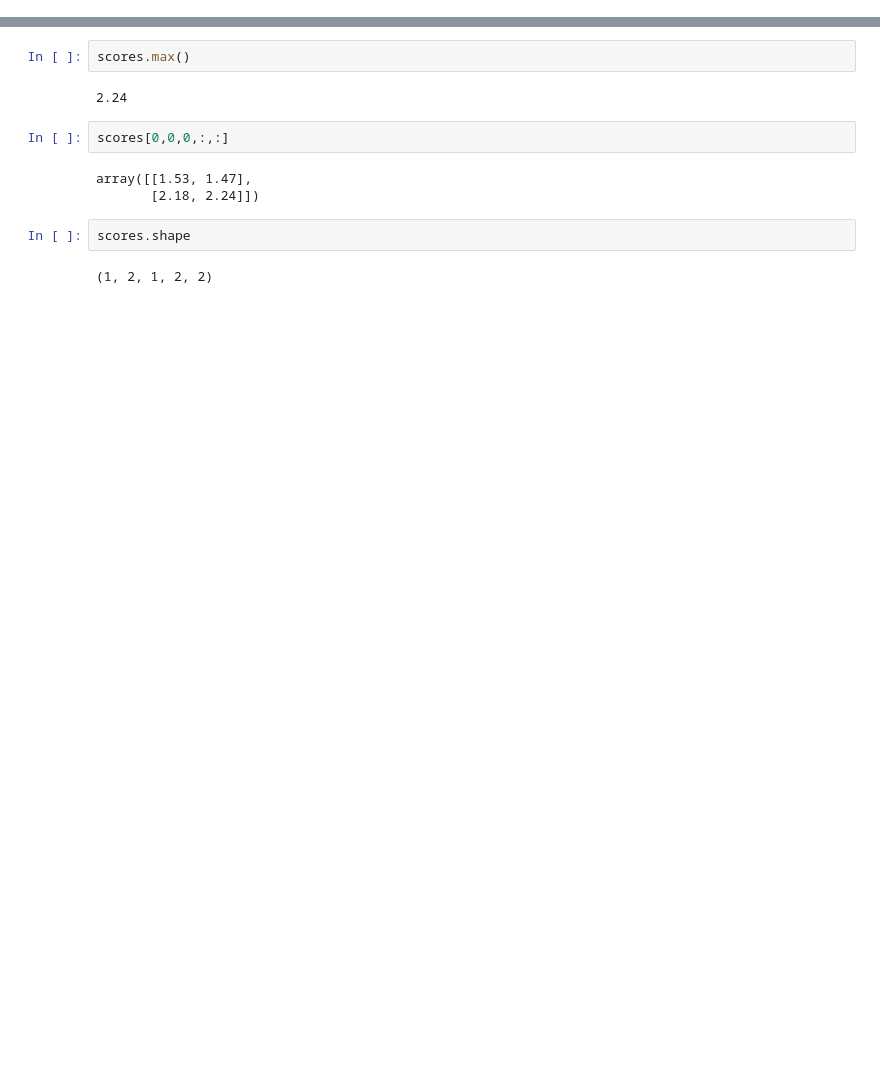
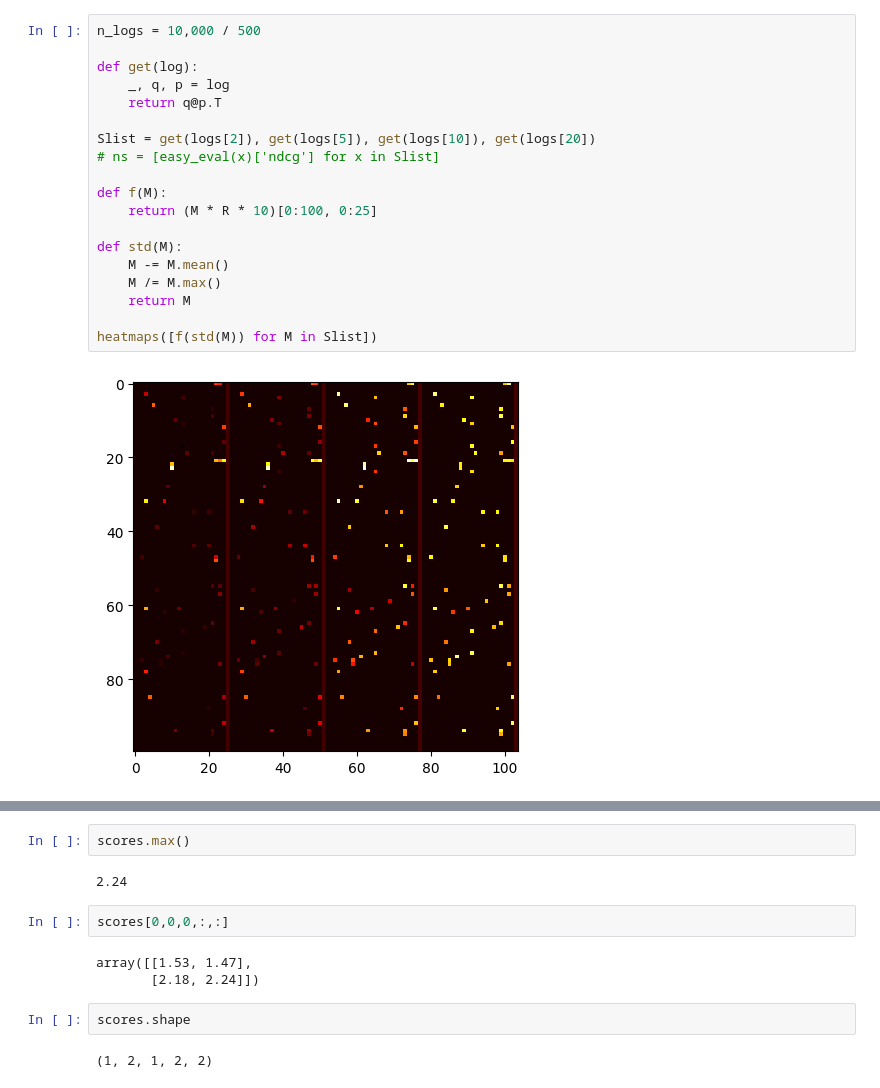
Before and after one commit to aeirya/information-retrieval-course, a Jupyter notebook: hw3/hyperparams.ipynb, the cells around one changed output, grey strips where cells are left out. Saved outputs shown, nothing was run; the diff lists cells and outputs as text; blank space fills up the shorter version.

```diff
--- a/hw3/hyperparams.ipynb
+++ b/hw3/hyperparams.ipynb
@@ -103,0 +95,21 @@ BEST SO FAR
+# %%
+n_logs = 10,000 / 500
+
+def get(log):
+    _, q, p = log
+    return q@p.T
+
+Slist = get(logs[2]), get(logs[5]), get(logs[10]), get(logs[20])
+# ns = [easy_eval(x)['ndcg'] for x in Slist]
+
+def f(M):
+    return (M * R * 10)[0:100, 0:25]
+
+def std(M):
+    M -= M.mean()
+    M /= M.max()
+    return M
+
+heatmaps([f(std(M)) for M in Slist])
+# %% [output]
+[figure, added]
```
Also changed, not shown: parts of 17 cells of this notebook, 2 other files.
